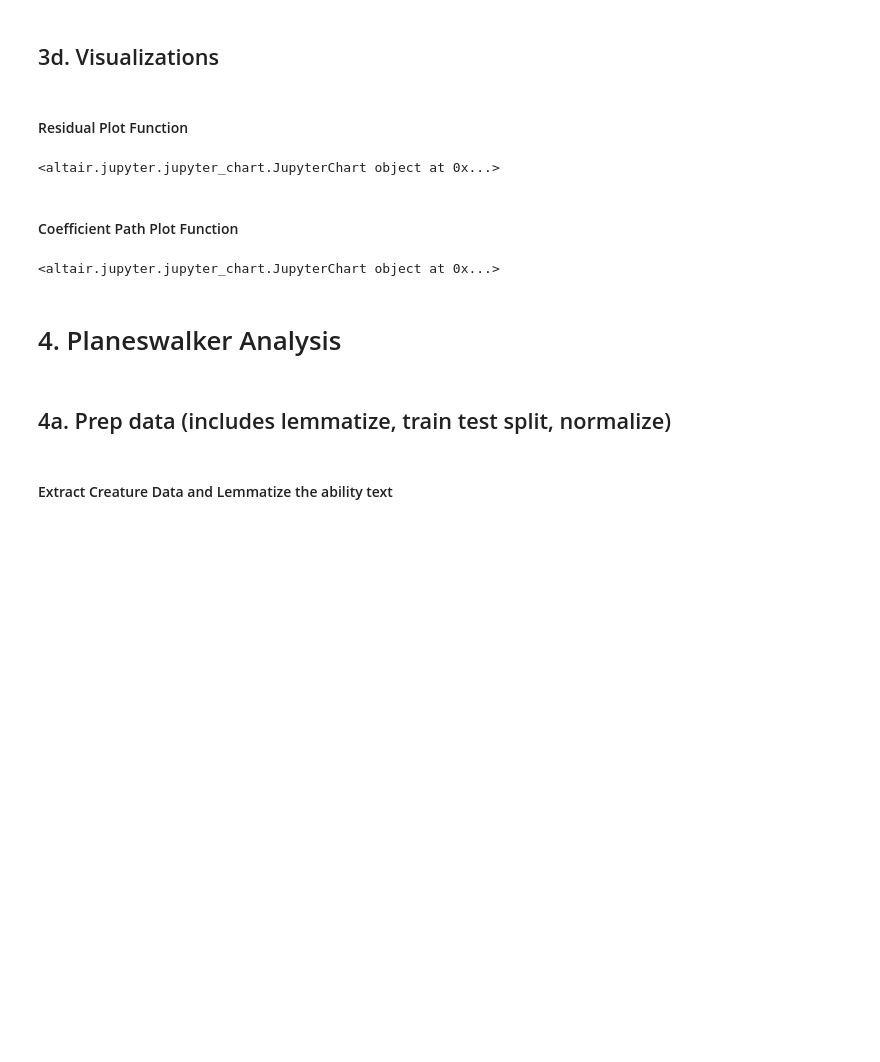
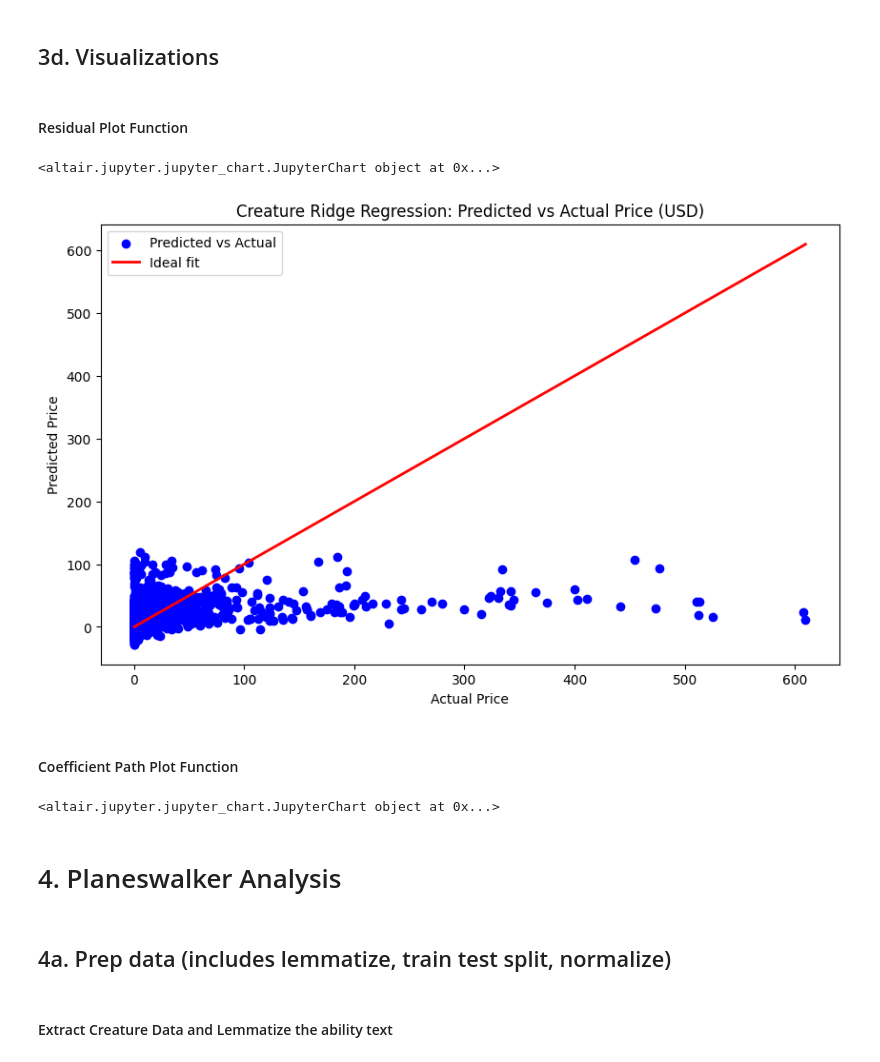
Before and after one commit to janelmjackson/understanding-mtg-card-value-through-ml, a Jupyter notebook: mtgjson_ridge_reg.ipynb, the cells around one changed output. Drawn from its saved outputs; the diff is of its cells as text; code cells hidden in the pictures; blank space fills up the shorter version.

```diff
--- a/mtgjson_ridge_reg.ipynb
+++ b/mtgjson_ridge_reg.ipynb
@@ -253,6 +288,7 @@ creature_final_df = creature_final_df.join(creature_count_words_df).fillna(0)
 # %% [markdown]
 #### Train Test Split MTGJSON Data
 # %%
+# Identify Creature features to analyze (X) and price (Y)
 creature_X_columns = [
         'power',
         'toughness',
@@ -310,7 +346,11 @@ creature_X = creature_final_df[creature_X_columns]
 creature_y = creature_final_df[creature_y_column]
 
 #Split Data
-creature_X_train_raw, creature_X_test_raw, creature_y_train_raw, creature_y_test_raw = train_test_split(creature_X, creature_y, random_state=random_state)
+creature_X_train_raw, creature_X_test_raw, creature_y_train_raw, creature_y_test_raw = train_test_split(
+    creature_X,
+    creature_y,
+    random_state=random_state
+    )
 
 #Normalize data for non binary columns
 creature_scaled_columns = [
@@ -337,7 +377,7 @@ creature_X_test_norm[creature_scaled_columns] = creature_test_features
 # %%
 #Parameters with and GridSearch for both Lasso and Ridge Regression
 parameters = {
-    'alpha' : [0.25, 0.5, 0.75, 1]
+    'alpha' : [1, 25, 50, 100]
     }
 # %% [markdown]
 ### Ridge Model
@@ -618,6 +769,42 @@ creature_chart = residual_plot(creature_y_test_raw, creature_ridge_y_predict, "R
 creature_chart.show()
 # %% [output]
 <altair.jupyter.jupyter_chart.JupyterChart object at 0x...>
+# %%
+#function to plot actual versus predicted values on plot
+def pred_vs_actual(y_test, y_pred, graphtype):
+    plt.figure(figsize=(10, 6))
+    plt.scatter(y_test, y_pred, color='blue', label='Predicted vs Actual')
+    plt.plot(
+        [min(y_test), max(y_test)],
+        [min(y_test), max(y_test)],
+        color='red',
+        linewidth=2,
+        label='Ideal fit'
+        )
+    plt.title(graphtype + ' Ridge Regression: Predicted vs Actual Price (USD)')
+    plt.xlabel('Actual Price')
+    plt.ylabel('Predicted Price')
+    plt.legend()
+    return plt
+# %%
+#plot actual versus predicted values on plot
+y_values_dict = {
+    'creature_y_test_raw': creature_y_test_raw,
+    'creature_ridge_y_predict': creature_ridge_y_predict}
+y_values = pd.DataFrame(
+    y_values_dict,
+    columns=['creature_y_test_raw', 'creature_ridge_y_predict'])
+y_values_3std_max = (y_values['creature_y_test_raw'].std()*3)+y_values['creature_y_test_raw'].mean()
+y_values_adj = y_values[abs(y_values['creature_y_test_raw'])< y_values_3std_max ]
+
+creat_pred_vs_actual_plt = pred_vs_actual(
+    y_values_adj['creature_y_test_raw'],
+    y_values_adj['creature_ridge_y_predict'],
+    "Creature"
+    )
+creat_pred_vs_actual_plt.show()
+# %% [output]
+[figure, added]
 # %% [markdown]
 #### Coefficient Path Plot Function
 # %%
```
Also changed, not shown: parts of 41 cells of this notebook.
